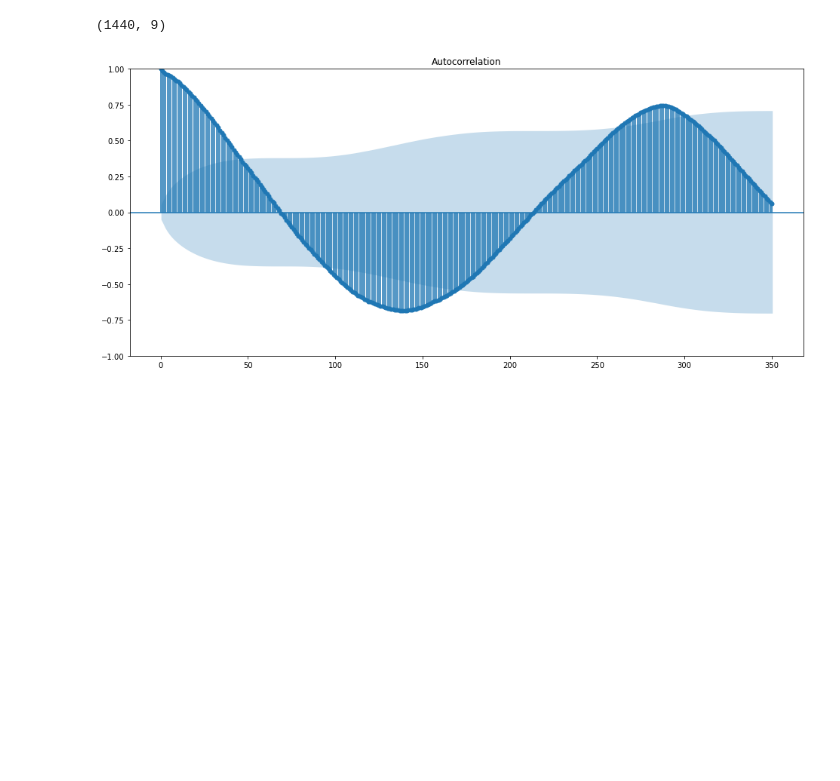
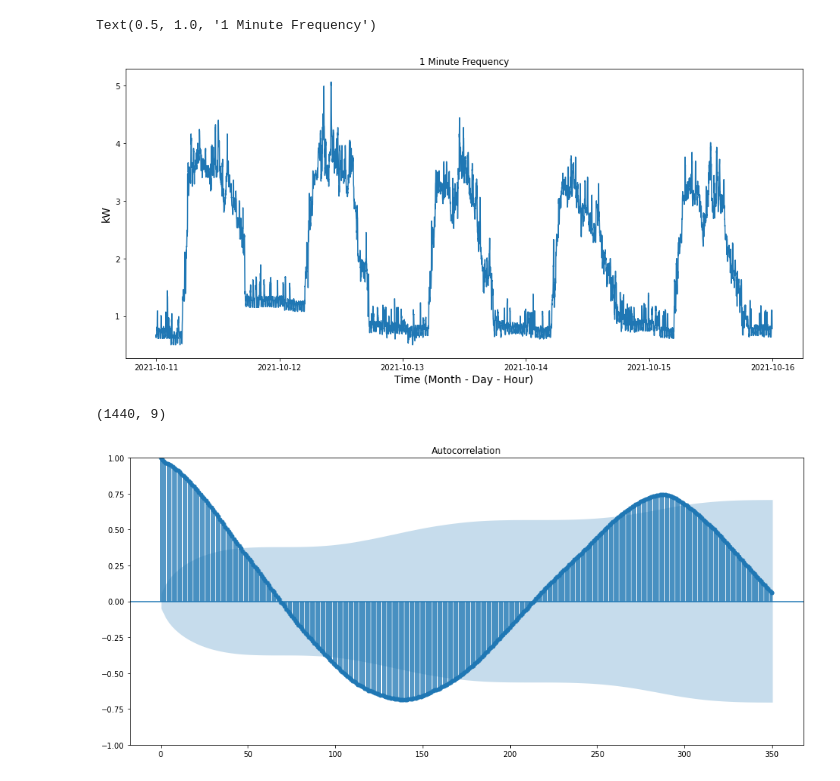
Before and after one commit to GStechschulte/energy-efficiency, a Jupyter notebook: EDA/gassmann_load_profiles/entsorgung.ipynb, the cells around one changed output. Drawn from its saved outputs; the diff is of its cells as text; code cells hidden in the pictures; blank space fills up the shorter version.

Commit message:
entsorgung high freq. time analysis

```diff
--- a/EDA/gassmann_load_profiles/entsorgung.ipynb
+++ b/EDA/gassmann_load_profiles/entsorgung.ipynb
@@ -11,7 +11,7 @@ import plotly.express as px
 from statsmodels.graphics.tsaplots import plot_acf
 # %%
 #df_1T = query_table(table='entsorgung_30T')
-ent_week = weekday_time_series(sensor_id='entsorgung_5T')
+ent_week = weekday_time_series(sensor_id='entsorgung_1T')
 
 ent_week['kw'] = round(ent_week['kw'], 2)
 ent_week['kw'] = ent_week['kw'].apply(lambda x: 0.0 if x == -0.0 else x)
@@ -19,3 +37,12 @@ ent_week['log_kw'] = np.log(ent_week['kw'])
+# %%
+plt.figure(figsize=(16, 7))
+plt.plot(ent_week.index, ent_week.kw)
+plt.xlabel('Time (Month - Day - Hour)', size=14)
+plt.ylabel('kW', size=14)
+plt.title('1 Minute Frequency')
+# %% [output]
+Text(0.5, 1.0, '1 Minute Frequency')
+[figure, added]
 # %%
 px.line(
     x=ent_week.index, y=ent_week.kw,
```
Also changed, not shown: parts of 1 cell of this notebook.
